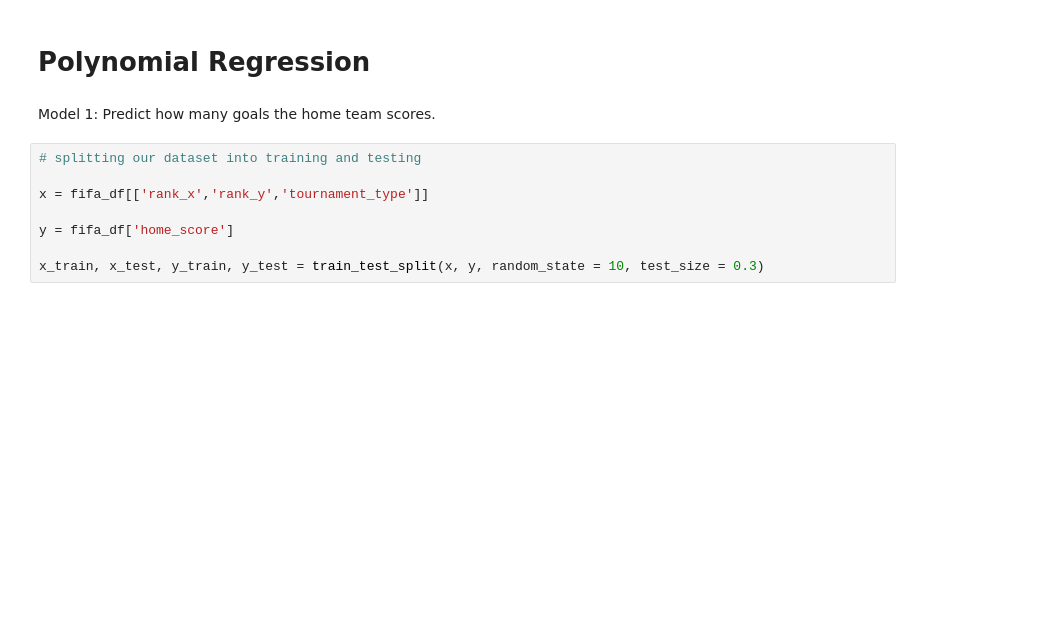
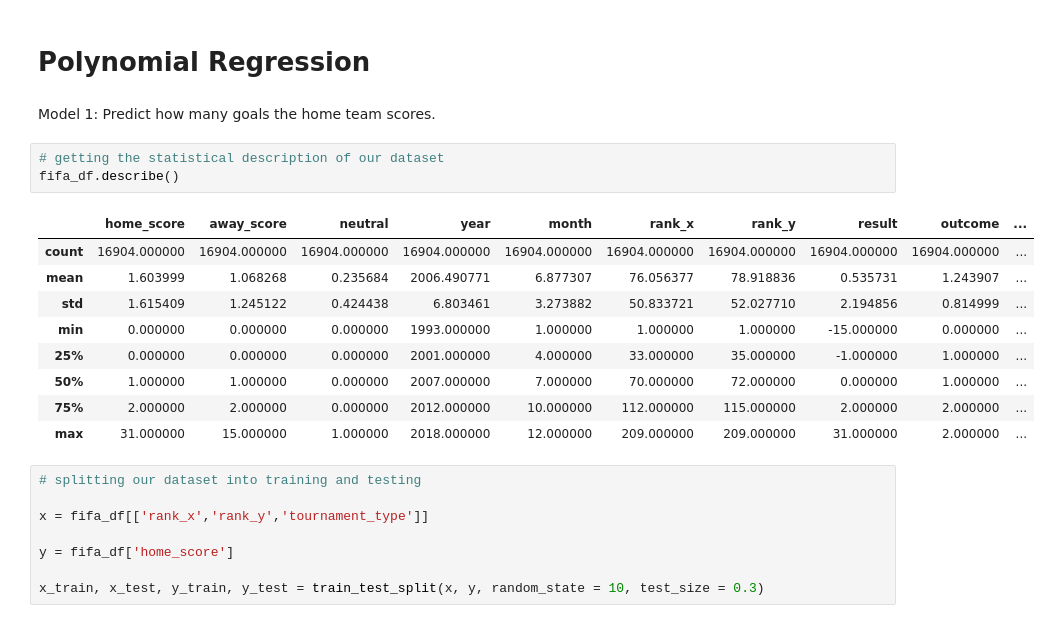
Before and after one commit to lydiandiba/DS-Core-IP-week-6, a Jupyter notebook: Data_Science_Core_IP_week_6.ipynb, the cells around one changed output. Drawn from its saved outputs; the diff is of its cells as text; blank space fills up the shorter version.

```diff
--- a/Data_Science_Core_IP_week_6.ipynb
+++ b/Data_Science_Core_IP_week_6.ipynb
@@ -539,6 +539,19 @@ plt.show()
 # Polynomial Regression
 # %% [markdown]
 Model 1: Predict how many goals the home team scores.
+# %%
+# getting the statistical description of our dataset
+fifa_df.describe()
+# %% [output]
+|  | home_score | away_score | neutral | year | month | rank_x | rank_y | result | outcome | ... |
+| count | 16904.000000 | 16904.000000 | 16904.000000 | 16904.000000 | 16904.000000 | 16904.000000 | 16904.000000 | 16904.000000 | 16904.000000 | ... |
+| mean | 1.603999 | 1.068268 | 0.235684 | 2006.490771 | 6.877307 | 76.056377 | 78.918836 | 0.535731 | 1.243907 | ... |
+| std | 1.615409 | 1.245122 | 0.424438 | 6.803461 | 3.273882 | 50.833721 | 52.027710 | 2.194856 | 0.814999 | ... |
+| min | 0.000000 | 0.000000 | 0.000000 | 1993.000000 | 1.000000 | 1.000000 | 1.000000 | -15.000000 | 0.000000 | ... |
+| 25% | 0.000000 | 0.000000 | 0.000000 | 2001.000000 | 4.000000 | 33.000000 | 35.000000 | -1.000000 | 1.000000 | ... |
+| 50% | 1.000000 | 1.000000 | 0.000000 | 2007.000000 | 7.000000 | 70.000000 | 72.000000 | 0.000000 | 1.000000 | ... |
+| 75% | 2.000000 | 2.000000 | 0.000000 | 2012.000000 | 10.000000 | 112.000000 | 115.000000 | 2.000000 | 2.000000 | ... |
+| max | 31.000000 | 15.000000 | 1.000000 | 2018.000000 | 12.000000 | 209.000000 | 209.000000 | 31.000000 | 2.000000 | ... |
 # %%
 # splitting our dataset into training and testing
 
```
Also changed, not shown: parts of 3 cells of this notebook.
